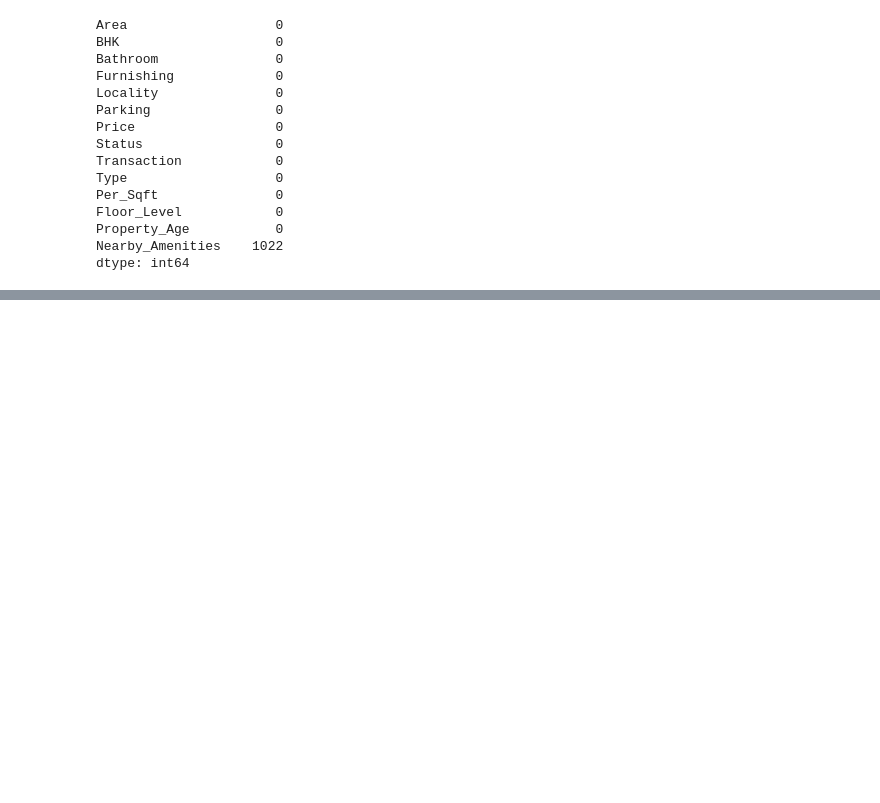
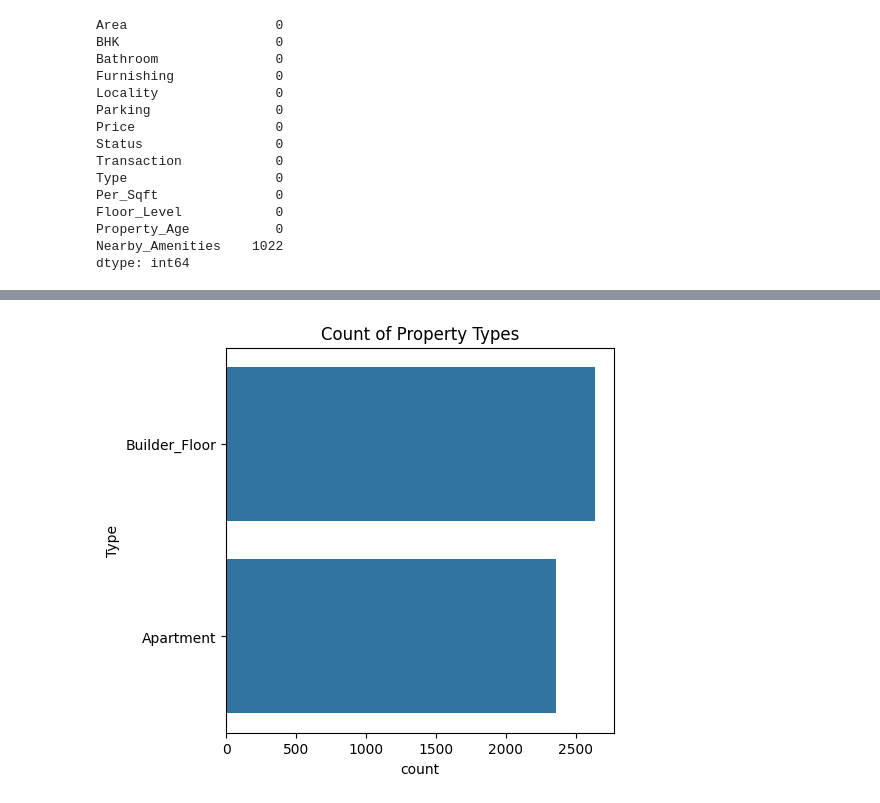
Before and after one commit to vandita-yadav/Indian-Real-Estate-Price-Analysis-Insights, a Jupyter notebook: CA2_VanditaYadav.ipynb, the cells around one changed output, grey strips where cells are left out. Saved outputs shown, nothing was run; the diff lists cells and outputs as text; code cells hidden in the pictures; blank space fills up the shorter version.

```diff
--- a/CA2_VanditaYadav.ipynb
+++ b/CA2_VanditaYadav.ipynb
@@ -100,0 +193,8 @@ data.head()
+# %%
+plt.figure(figsize=(5, 5))
+sns.countplot(data['Type'])
+plt.title("Count of Property Types")
+plt.xticks(rotation=0)
+plt.show()
+# %% [output]
+[figure, added]
```
Also changed, not shown: parts of 11 cells of this notebook.
